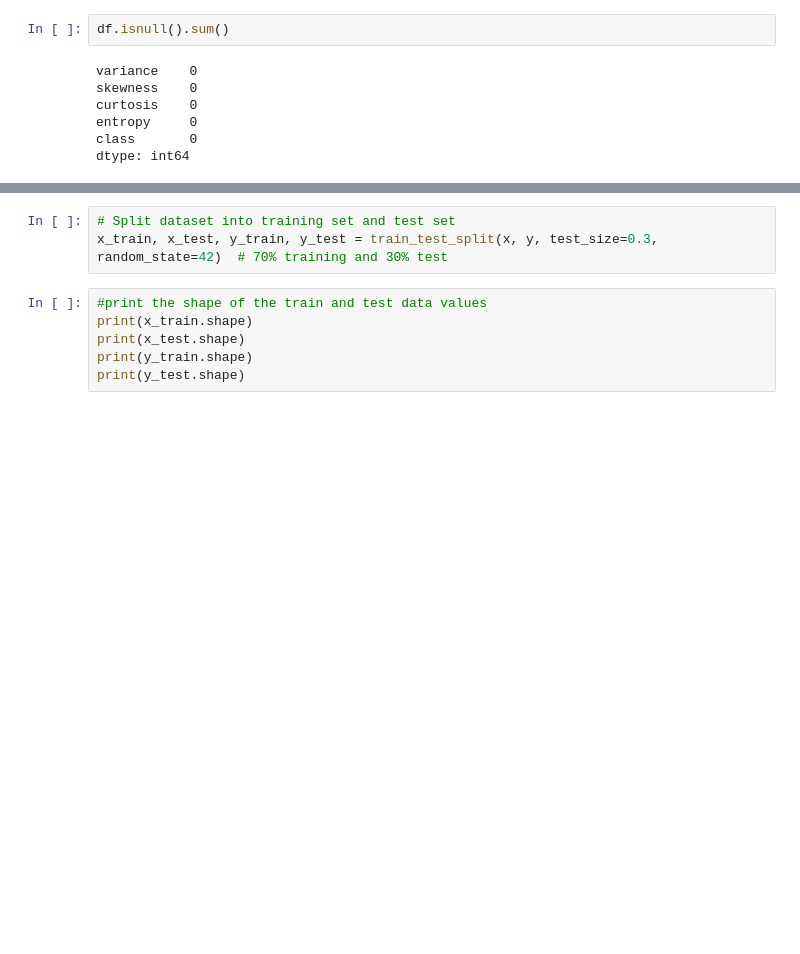
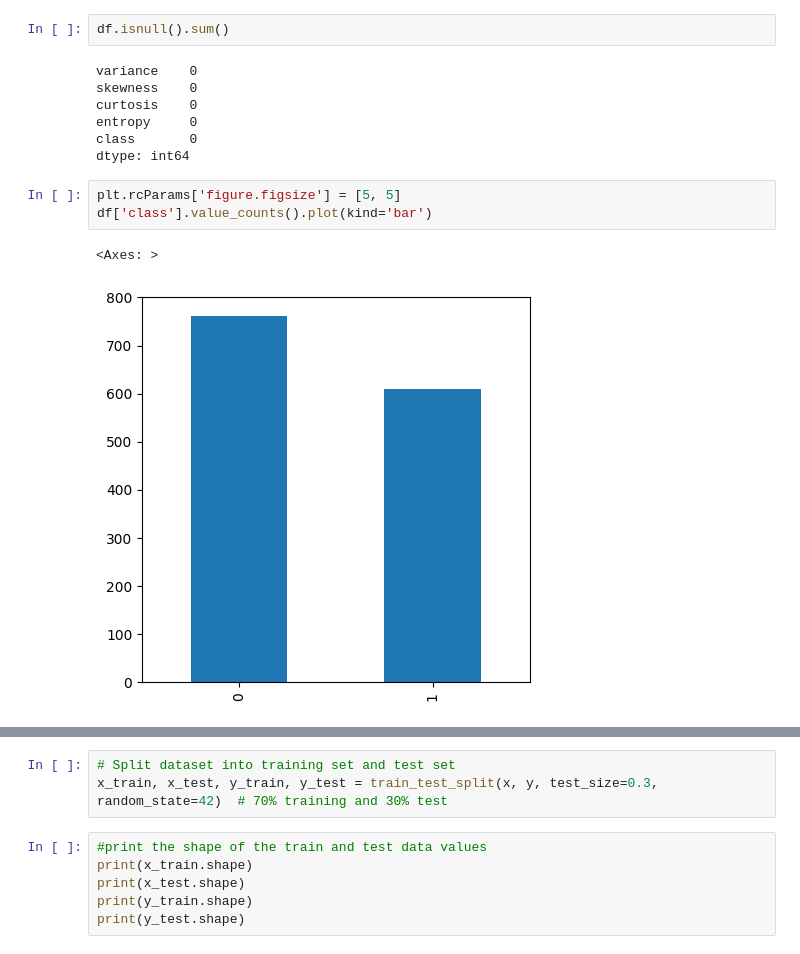
Before and after one commit to Sohail1173/BankNote_Authentication, a Jupyter notebook: BankNote_Authentication.ipynb, the cells around one changed output, grey strips where cells are left out. Saved outputs shown, nothing was run; the diff lists cells and outputs as text; blank space fills up the shorter version.

```diff
--- a/BankNote_Authentication.ipynb
+++ b/BankNote_Authentication.ipynb
@@ -58,3 +59,9 @@ curtosis    0
 entropy     0
 class       0
 dtype: int64
+# %%
+plt.rcParams['figure.figsize'] = [5, 5]
+df['class'].value_counts().plot(kind='bar')
+# %% [output]
+<Axes: >
+[figure, added]
```
Also changed, not shown: parts of 17 cells of this notebook.
